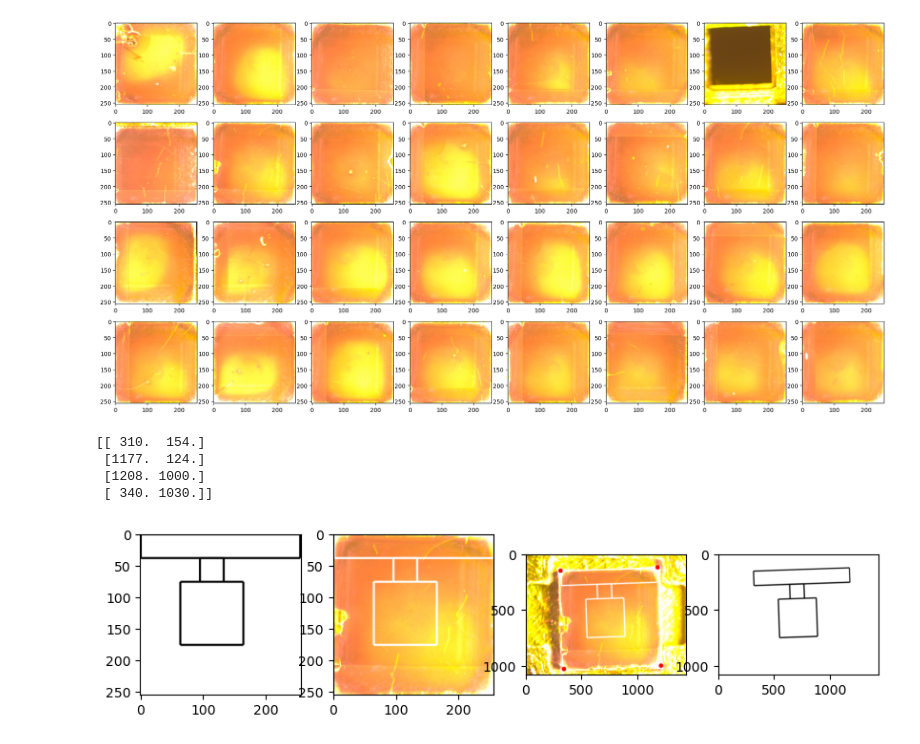
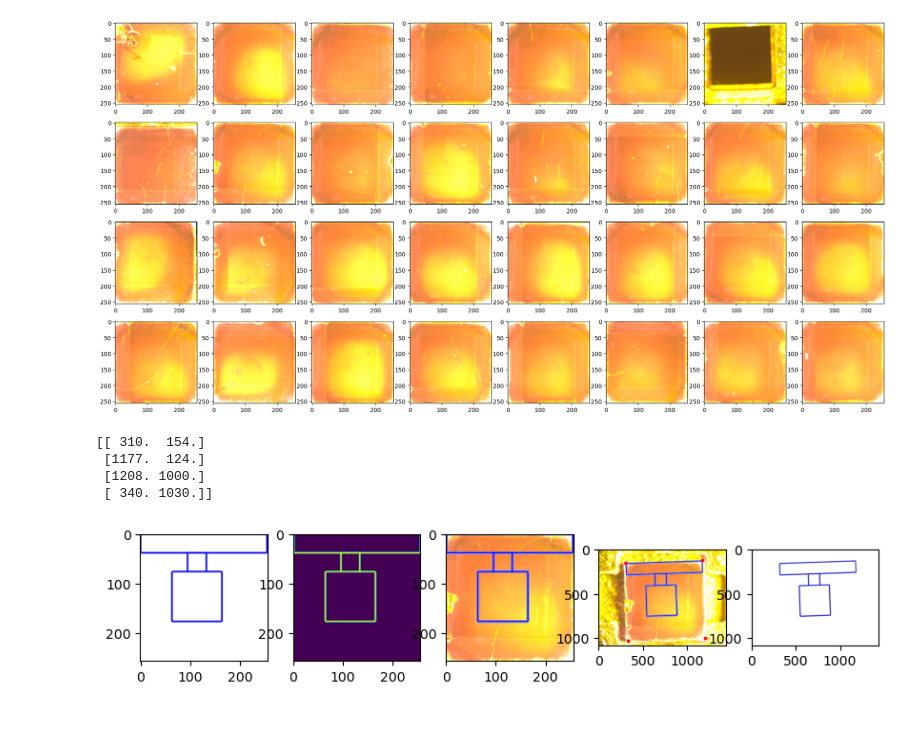
Before and after one commit to fenning-research-group/PASCAL_TrainView, a Jupyter notebook: analysis_experiments/superimpose.ipynb, the cells around one changed output. Drawn from its saved outputs; the diff is of its cells as text; code cells hidden in the pictures.

Commit message:
add mask coloring

```diff
--- a/analysis_experiments/superimpose.ipynb
+++ b/analysis_experiments/superimpose.ipynb
@@ -115,39 +115,51 @@ with open('../frgtrainview/analysis/devicemask_plain.svg', 'r') as f:
 mask_img = np.asarray(Image.open(BytesIO(img_png)))
 mask_img = cv2.resize(mask_img, img.shape[:2])
 
+# recolor the mask
+alpha = mask_img[:,:,3]
+hsv = cv2.cvtColor(mask_img[:,:,0:3], cv2.COLOR_RGB2HSV)
+h,s,v = cv2.split(hsv)
+s[alpha > 0] = 255
+v[alpha > 0] = 255
+hnew = np.uint8(np.mod(h + 120, 180))
+hsv = cv2.merge([hnew, s, v])
+rgb = cv2.cvtColor(hsv, cv2.COLOR_HSV2RGB)
+mask_img = np.concatenate((rgb, np.expand_dims(alpha, axis=2)), axis=2)
+
 # draw mask on top of cropped image
 img = cv2.cvtColor(img, cv2.COLOR_RGB2RGBA)
-img = cv2.subtract(img, mask_img)
+img[alpha > 0] = mask_img[alpha>0]
 
 # now superimpose mask on top of original image
 input_shape = mask_img.shape
 input_pts = np.array([
     [0,0],
     [input_shape[0], 0],
     [input_shape[0], input_shape[1]],
     [0, input_shape[1]],
     ], np.float32)
 M = cv2.getPerspectiveTransform(input_pts, pl['coords'].iloc[i]) # needs float32 arrays
 out = cv2.warpPerspective(mask_img, M, orig.shape[0:2][::-1], flags=cv2.INTER_LINEAR)
 
 orig = np.uint8(orig * 255)
 orig = cv2.cvtColor(orig, cv2.COLOR_RGB2RGBA)
-orig = cv2.subtract(orig, out)
+orig[out[:,:,3] > 0] = out[out[:,:,3] > 0]
 
 # also draw bounding box corners
 for c in pl['coords'].iloc[i]:
     cv2.circle(orig, np.int0(c), 20, color=(255,0,0,255), thickness=-1)
 
-fig, ax = plt.subplots(1, 4, figsize=(10,8))
+fig, ax = plt.subplots(1, 5, figsize=(10,8))
 
-ax[0].imshow(mask_img)
-ax[1].imshow(img)
-ax[2].imshow(orig)
-ax[3].imshow(out)
+ax[0].imshow(mask_img) # original mask
+ax[1].imshow(mask_img[:,:,3]) # alpha channel of mask
+ax[2].imshow(img) # mask superimposed on cropped
+ax[3].imshow(orig) # mask superimposed on original
+ax[4].imshow(out) # mask perspective warped to original
 print(pl['coords'].iloc[i])
 # %% [output]
 [[ 310.  154.]
  [1177.  124.]
  [1208. 1000.]
  [ 340. 1030.]]
-[figure, old version]
+[figure, new version]
```
